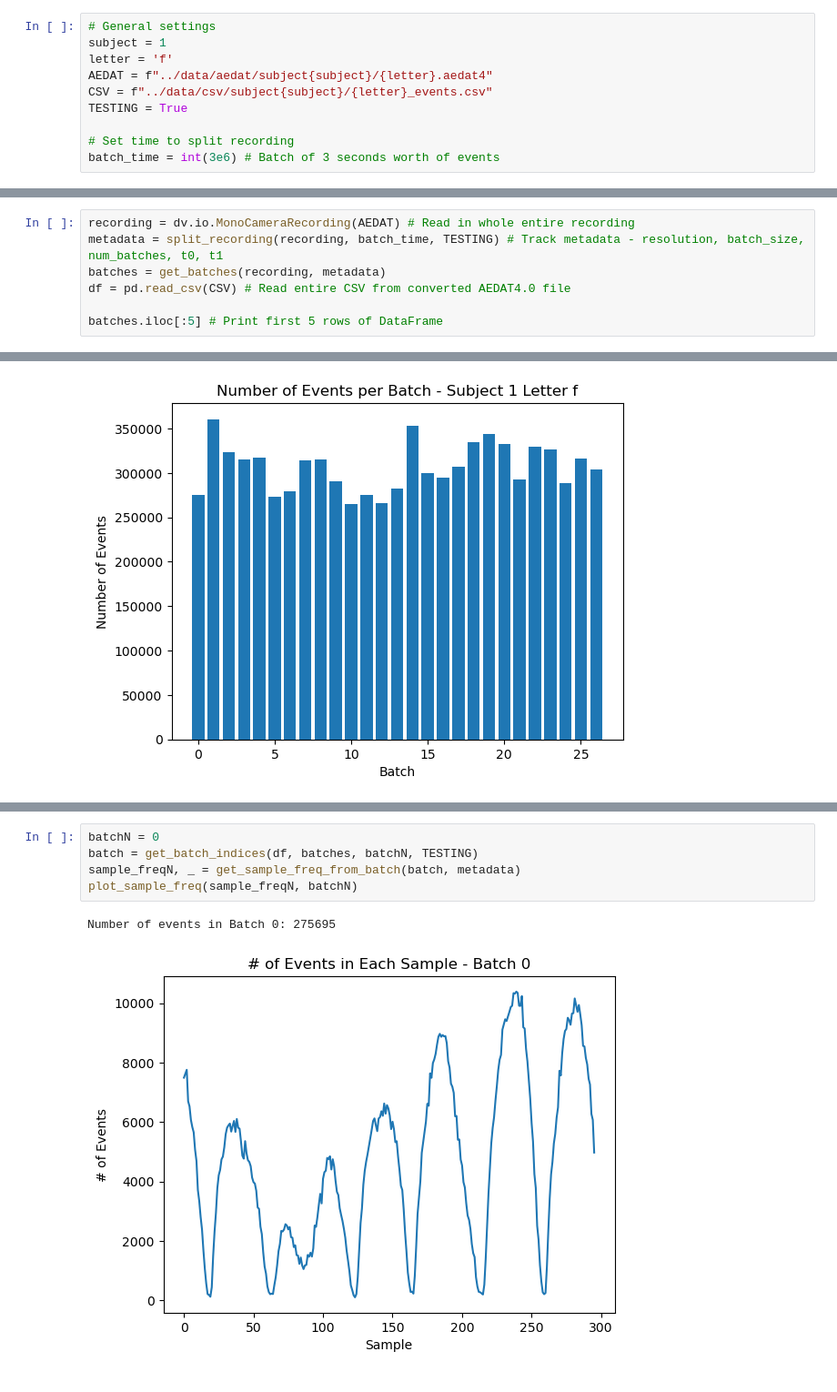
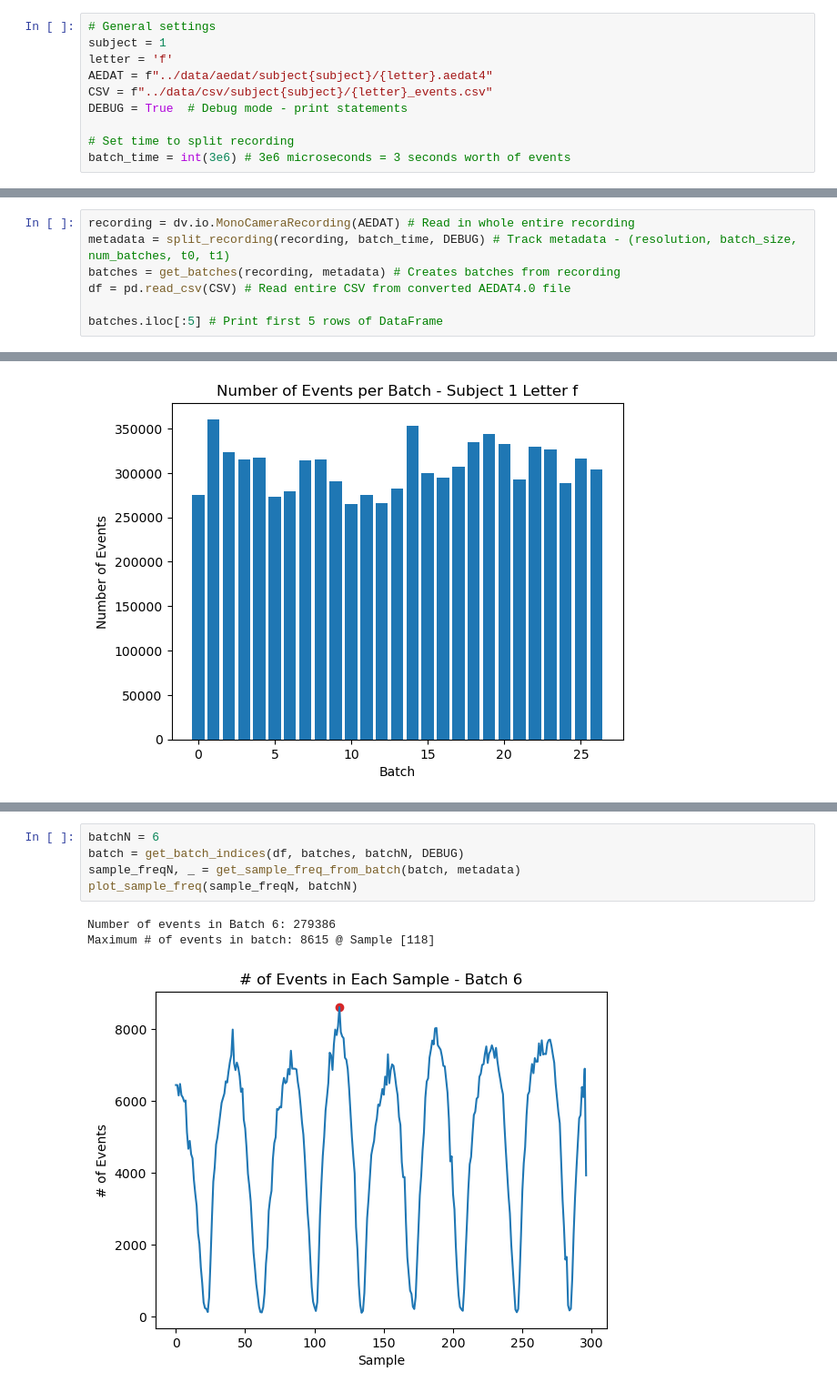
Before and after one commit to patelria007/COSC525_ASL_SNN, a Jupyter notebook: utils/data_analysis.ipynb, the cells around one changed output, grey strips where cells are left out. Shown at 91% size. Cells and saved outputs as stored; diff of their text form.

```diff
--- a/utils/data_analysis.ipynb
+++ b/utils/data_analysis.ipynb
@@ -125,7 +229,7 @@ subject = 1
 letter = 'f'
 AEDAT = f"../data/aedat/subject{subject}/{letter}.aedat4"
 CSV = f"../data/csv/subject{subject}/{letter}_events.csv"
-TESTING = True
+DEBUG = True  # Debug mode - print statements
 
 # Set time to split recording
-batch_time = int(3e6) # Batch of 3 seconds worth of events
+batch_time = int(3e6) # 3e6 microseconds = 3 seconds worth of events
@@ -132,7 +240,7 @@ batch_time = int(3e6) # Batch of 3 seconds worth of events
 # %%
 recording = dv.io.MonoCameraRecording(AEDAT) # Read in whole entire recording
-metadata = split_recording(recording, batch_time, TESTING) # Track metadata - resolution, batch_size, num_batches, t0, t1
-batches = get_batches(recording, metadata)
+metadata = split_recording(recording, batch_time, DEBUG) # Track metadata - (resolution, batch_size, num_batches, t0, t1)
+batches = get_batches(recording, metadata) # Creates batches from recording
 df = pd.read_csv(CSV) # Read entire CSV from converted AEDAT4.0 file
 
 batches.iloc[:5] # Print first 5 rows of DataFrame
@@ -158,8 +283,9 @@ Text(0, 0.5, 'Number of Events')
 # %%
-batchN = 0
-batch = get_batch_indices(df, batches, batchN, TESTING)
+batchN = 6
+batch = get_batch_indices(df, batches, batchN, DEBUG)
 sample_freqN, _ = get_sample_freq_from_batch(batch, metadata)
 plot_sample_freq(sample_freqN, batchN)
 # %% [output]
-Number of events in Batch 0: 275695
+Number of events in Batch 6: 279386
+Maximum # of events in batch: 8615 @ Sample [118]
-[figure, old version]
+[figure, new version]
```
Also changed, not shown: parts of 10 cells of this notebook.
